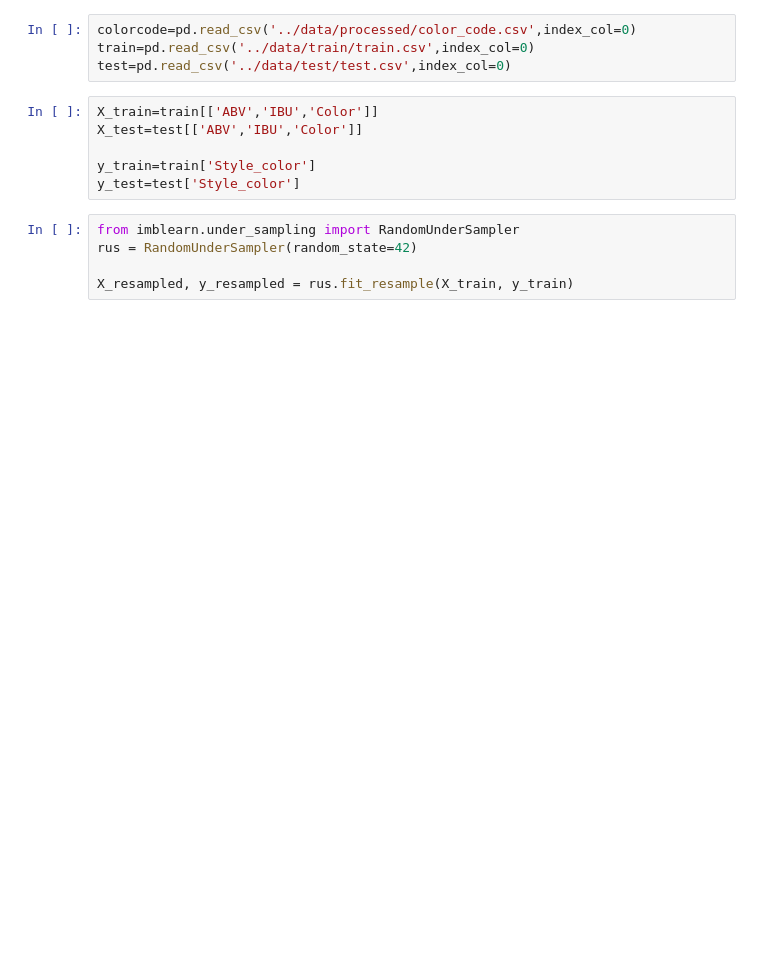
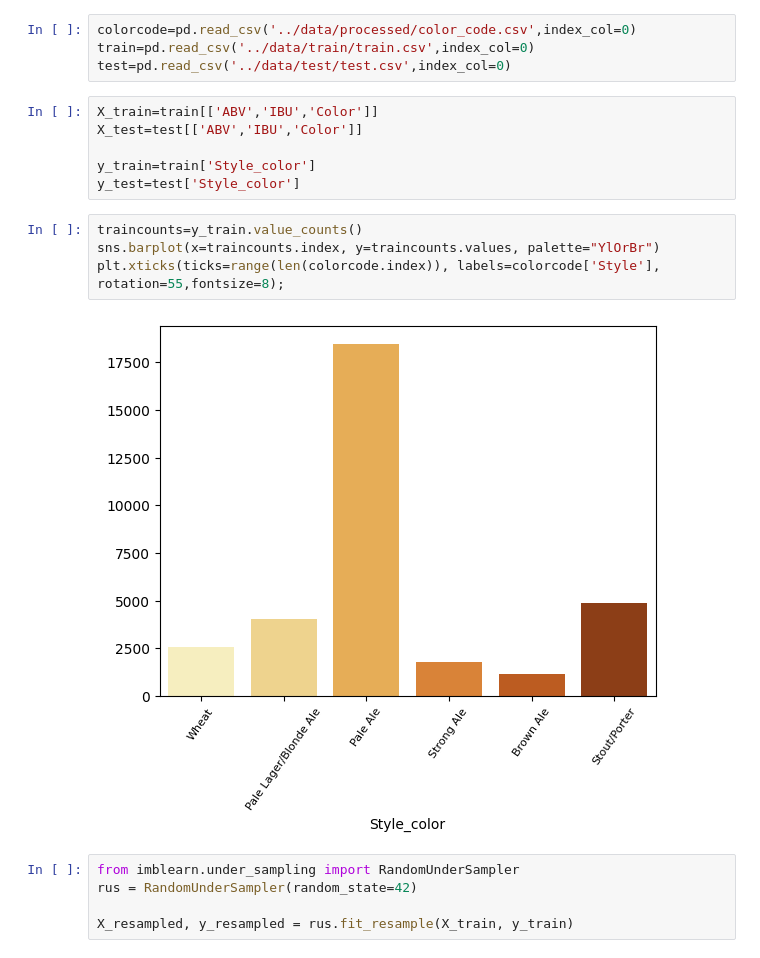
Before and after one commit to agui968/Predicting-Beer-Styles-with-Machine-Learning, a Jupyter notebook: notebooks/05Entrenamiento_evaluacionGS.ipynb, the cells around one changed output. Drawn from its saved outputs; the diff is of its cells as text; blank space fills up the shorter version.

```diff
--- a/notebooks/05Entrenamiento_evaluacionGS.ipynb
+++ b/notebooks/05Entrenamiento_evaluacionGS.ipynb
@@ -27,6 +29,12 @@ X_test=test[['ABV','IBU','Color']]
 
 y_train=train['Style_color']
 y_test=test['Style_color']
+# %%
+traincounts=y_train.value_counts()
+sns.barplot(x=traincounts.index, y=traincounts.values, palette="YlOrBr")
+plt.xticks(ticks=range(len(colorcode.index)), labels=colorcode['Style'], rotation=55,fontsize=8);
+# %% [output]
+[figure, added]
 # %%
 from imblearn.under_sampling import RandomUnderSampler
 rus = RandomUnderSampler(random_state=42)
```
Also changed, not shown: parts of 7 cells of this notebook, 9 other files.
